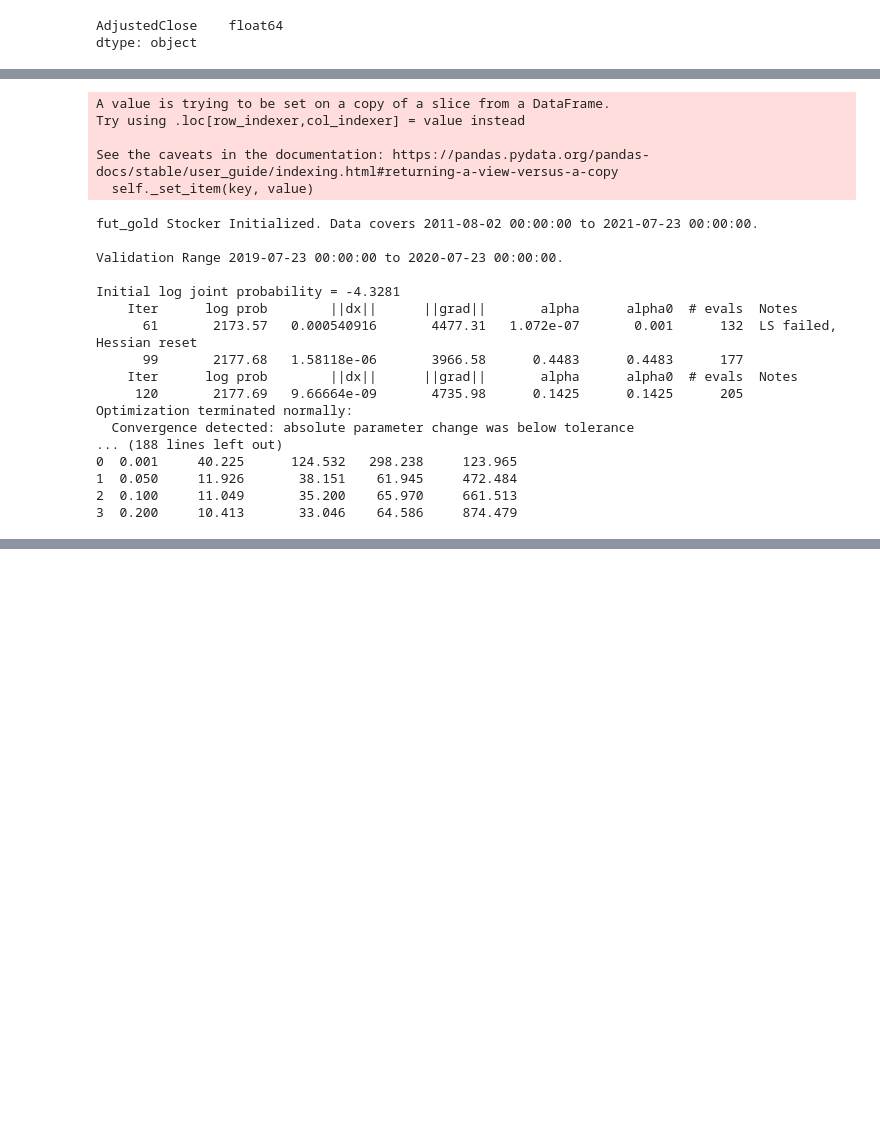
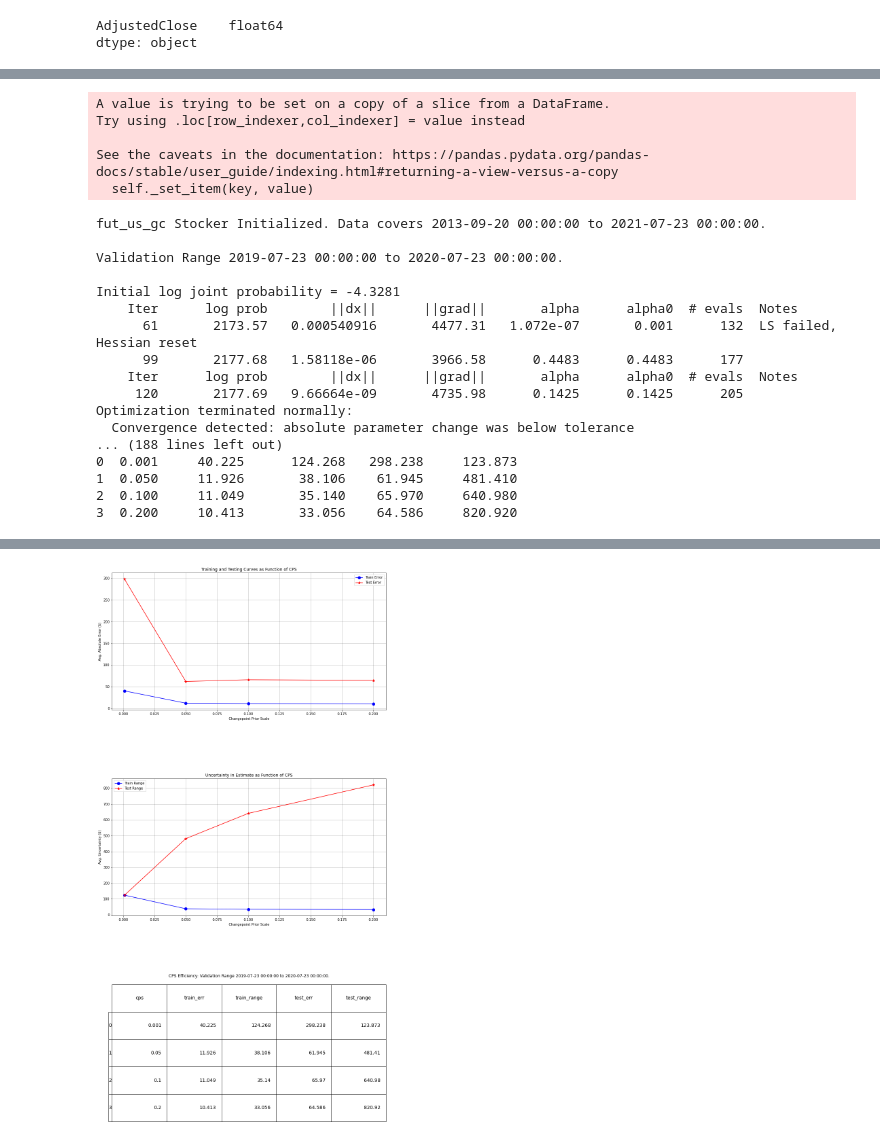
Before and after one commit to sravzpublic/training, a Jupyter notebook: training-py/Prophet Model Analysis.ipynb, the cells around one changed output, grey strips where cells are left out. Drawn from its saved outputs; the diff is of its cells as text; code cells hidden in the pictures; blank space fills up the shorter version.

```diff
--- a/training-py/Prophet Model Analysis.ipynb
+++ b/training-py/Prophet Model Analysis.ipynb
@@ -96,12 +96,12 @@ Optimization terminated normally:
 # %%
-stocker.create_stocker_tear_sheet('fut_gold', stocker.CHART_TYPE_CHANGE_POINT_PRIOR_VALIDATION, returns_df = price_df, number_of_years_back = 10)
+stocker.create_stocker_tear_sheet('fut_us_gc', stocker.CHART_TYPE_CHANGE_POINT_PRIOR_VALIDATION, returns_df = price_df, number_of_years_back = 10)
 # %% [output]
 A value is trying to be set on a copy of a slice from a DataFrame.
 Try using .loc[row_indexer,col_indexer] = value instead
 
 See the caveats in the documentation: https://pandas.pydata.org/pandas-docs/stable/user_guide/indexing.html#returning-a-view-versus-a-copy
   self._set_item(key, value)
-fut_gold Stocker Initialized. Data covers 2011-08-02 00:00:00 to 2021-07-23 00:00:00.
+fut_us_gc Stocker Initialized. Data covers 2013-09-20 00:00:00 to 2021-07-23 00:00:00.
 
 Validation Range 2019-07-23 00:00:00 to 2020-07-23 00:00:00.
 
@@ -114,7 +114,7 @@ Initial log joint probability = -4.3281
 Optimization terminated normally:
   Convergence detected: absolute parameter change was below tolerance
 ... (188 lines left out)
-0  0.001     40.225      124.532   298.238     123.965
-1  0.050     11.926       38.151    61.945     472.484
-2  0.100     11.049       35.200    65.970     661.513
-3  0.200     10.413       33.046    64.586     874.479
+0  0.001     40.225      124.268   298.238     123.873
+1  0.050     11.926       38.106    61.945     481.410
+2  0.100     11.049       35.140    65.970     640.980
+3  0.200     10.413       33.056    64.586     820.920
@@ -122 +121,2 @@ Optimization terminated normally:
+[figure, added]
 # %%
```
Also changed, not shown: parts of 7 cells of this notebook, 5 other files.
